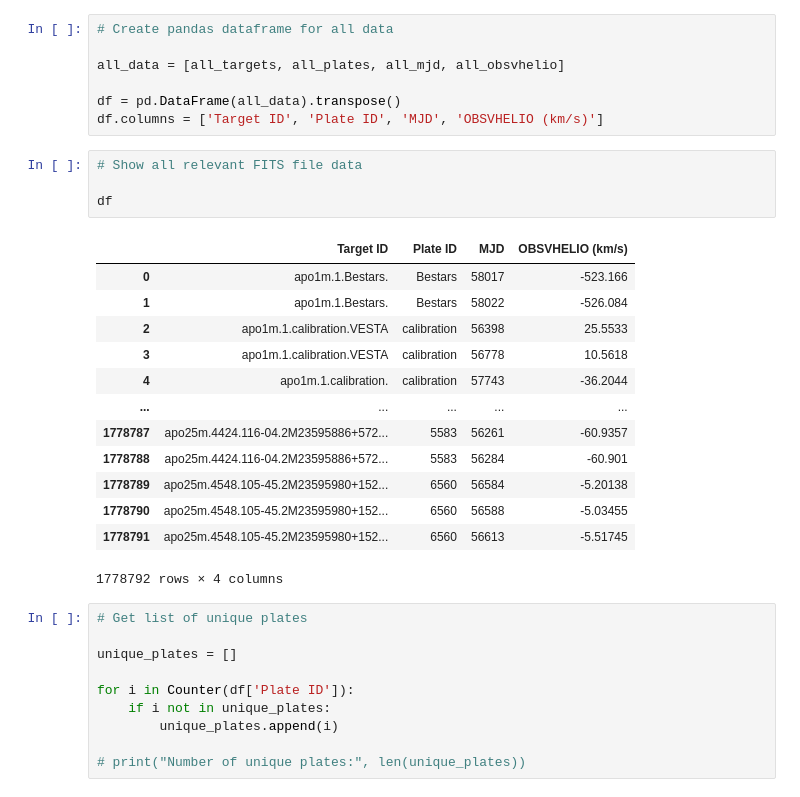
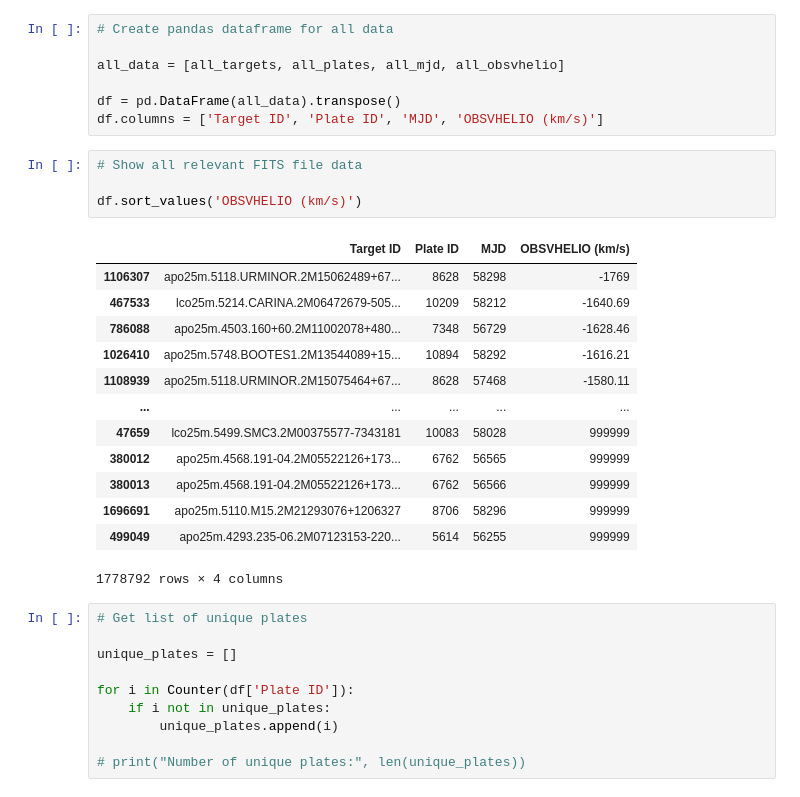
Before and after one commit to youais/senior-thesis, a Jupyter notebook: allVisit_datasetup.ipynb, the cells around one changed output. Drawn from its saved outputs; the diff is of its cells as text.

```diff
--- a/allVisit_datasetup.ipynb
+++ b/allVisit_datasetup.ipynb
@@ -53,20 +54,20 @@ df.columns = ['Target ID', 'Plate ID', 'MJD', 'OBSVHELIO (km/s)']
 # %%
 # Show all relevant FITS file data
 
-df
+df.sort_values('OBSVHELIO (km/s)')
 # %% [output]
 |  | Target ID | Plate ID | MJD | OBSVHELIO (km/s) |
-| 0 | apo1m.1.Bestars. | Bestars | 58017 | -523.166 |
-| 1 | apo1m.1.Bestars. | Bestars | 58022 | -526.084 |
-| 2 | apo1m.1.calibration.VESTA | calibration | 56398 | 25.5533 |
-| 3 | apo1m.1.calibration.VESTA | calibration | 56778 | 10.5618 |
-| 4 | apo1m.1.calibration. | calibration | 57743 | -36.2044 |
+| 1106307 | apo25m.5118.URMINOR.2M15062489+67... | 8628 | 58298 | -1769 |
+| 467533 | lco25m.5214.CARINA.2M06472679-505... | 10209 | 58212 | -1640.69 |
+| 786088 | apo25m.4503.160+60.2M11002078+480... | 7348 | 56729 | -1628.46 |
+| 1026410 | apo25m.5748.BOOTES1.2M13544089+15... | 10894 | 58292 | -1616.21 |
+| 1108939 | apo25m.5118.URMINOR.2M15075464+67... | 8628 | 57468 | -1580.11 |
 | ... | ... | ... | ... | ... |
-| 1778787 | apo25m.4424.116-04.2M23595886+572... | 5583 | 56261 | -60.9357 |
-| 1778788 | apo25m.4424.116-04.2M23595886+572... | 5583 | 56284 | -60.901 |
-| 1778789 | apo25m.4548.105-45.2M23595980+152... | 6560 | 56584 | -5.20138 |
-| 1778790 | apo25m.4548.105-45.2M23595980+152... | 6560 | 56588 | -5.03455 |
-| 1778791 | apo25m.4548.105-45.2M23595980+152... | 6560 | 56613 | -5.51745 |
+| 47659 | lco25m.5499.SMC3.2M00375577-7343181 | 10083 | 58028 | 999999 |
+| 380012 | apo25m.4568.191-04.2M05522126+173... | 6762 | 56565 | 999999 |
+| 380013 | apo25m.4568.191-04.2M05522126+173... | 6762 | 56566 | 999999 |
+| 1696691 | apo25m.5110.M15.2M21293076+1206327 | 8706 | 58296 | 999999 |
+| 499049 | apo25m.4293.235-06.2M07123153-220... | 5614 | 56255 | 999999 |
 1778792 rows × 4 columns
 # %%
 # Get list of unique plates
```
Also changed, not shown: parts of 1 cell of this notebook, 1 other file.
